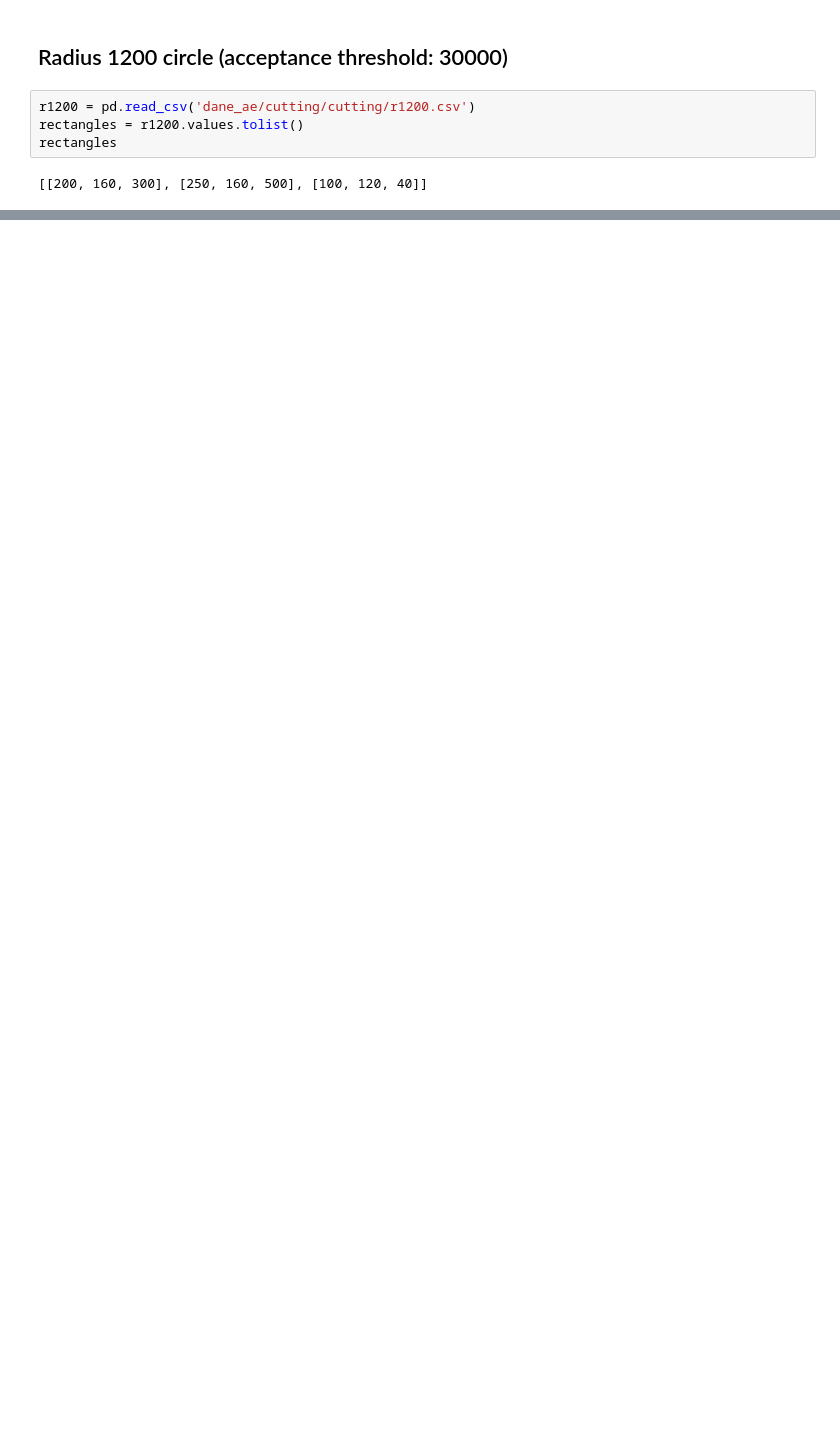
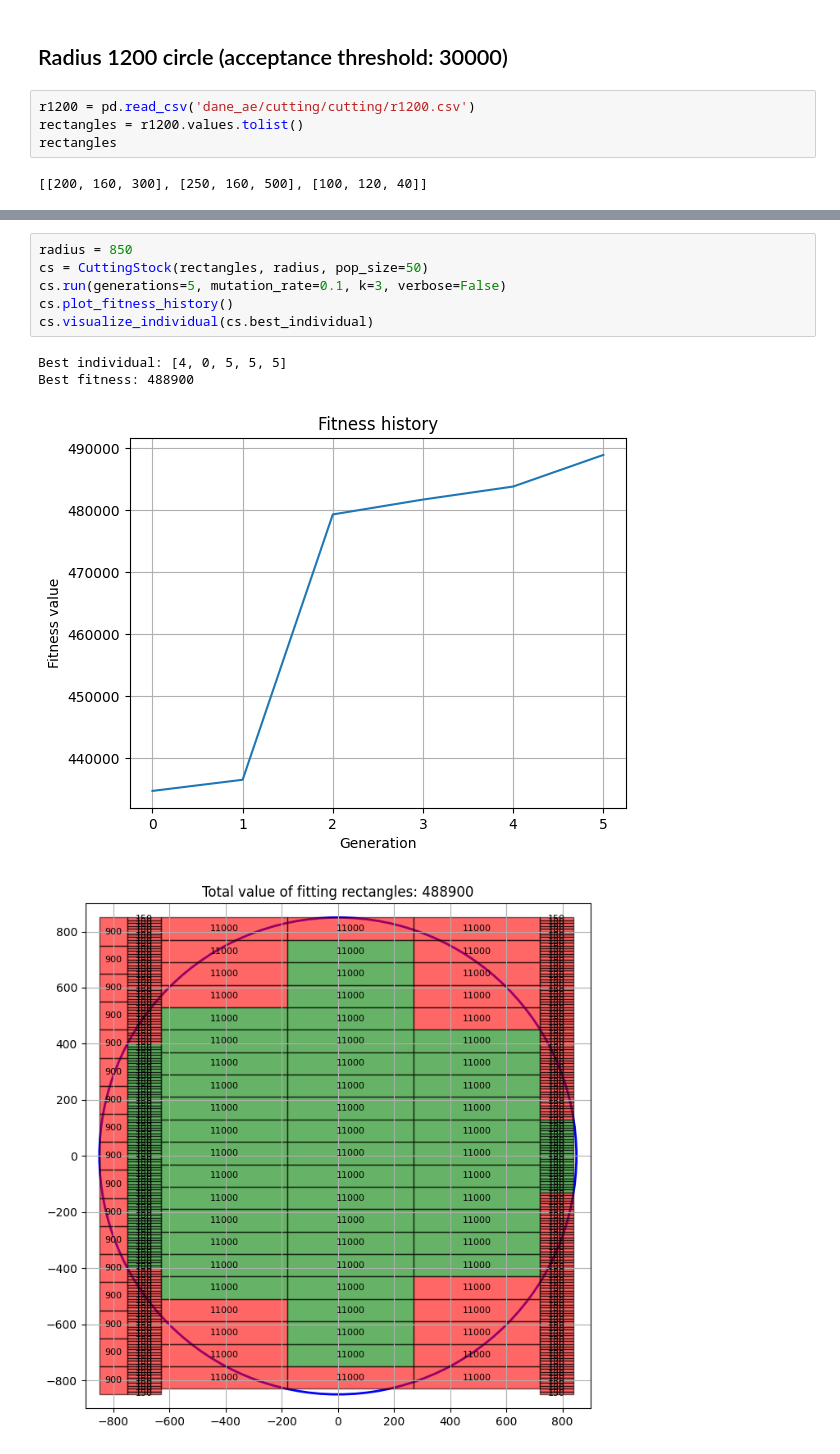
Before and after one commit to wojcikbart/NeuralNetworks, a Jupyter notebook: AE/ae2.ipynb, the cells around one changed output, grey strips where cells are left out. Drawn from its saved outputs; the diff is of its cells as text; blank space fills up the shorter version.

```diff
--- a/AE/ae2.ipynb
+++ b/AE/ae2.ipynb
@@ -217,0 +282,11 @@ Best fitness: 45160
+# %%
+radius = 850
+cs = CuttingStock(rectangles, radius, pop_size=50)
+cs.run(generations=5, mutation_rate=0.1, k=3, verbose=False)
+cs.plot_fitness_history()
+cs.visualize_individual(cs.best_individual)
+# %% [output]
+Best individual: [4, 0, 5, 5, 5]
+Best fitness: 488900
+[figure, added]
+[figure, added]
```
Also changed, not shown: parts of 14 cells of this notebook.
